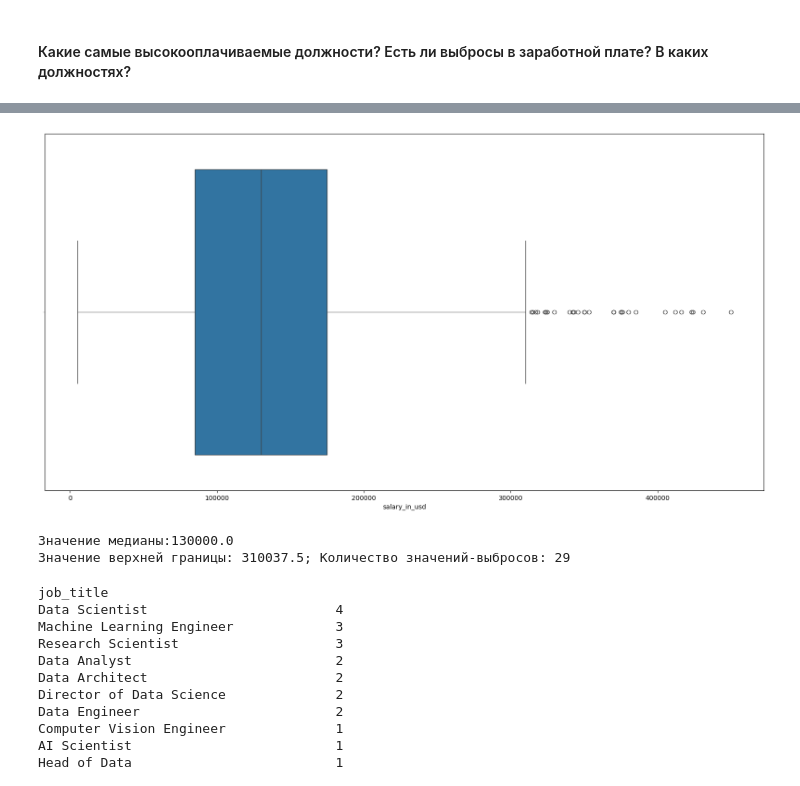
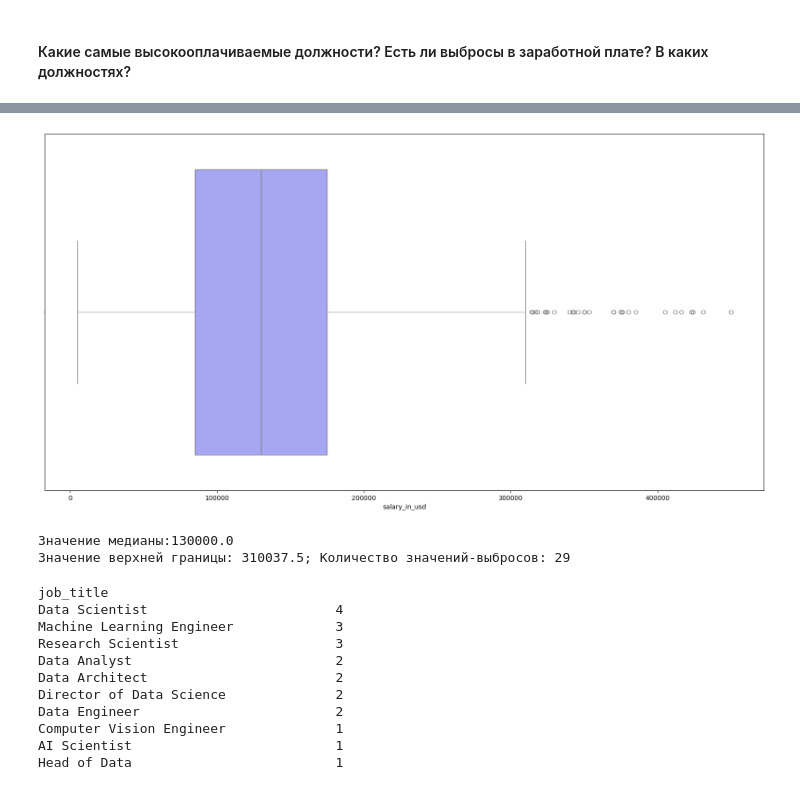
Before and after one commit to selvnv/subtasks, a Jupyter notebook: exploreDataScienceSalaries/exploreDataset.ipynb, the cells around one changed output, grey strips where cells are left out. Saved outputs shown, nothing was run; the diff lists cells and outputs as text; code cells hidden in the pictures.

```diff
--- a/exploreDataScienceSalaries/exploreDataset.ipynb
+++ b/exploreDataScienceSalaries/exploreDataset.ipynb
@@ -138,26 +166,32 @@ plt.show()
 # %%
-# Для проверки наличия выбросов в заработной плате строится график "ящик с усами"
 plt.figure(figsize=(20,10))
-box_plot = sns.boxplot(df['salary_in_usd'], orient='h')
+
+# Создание "ящиковой диаграммы"
+box_plot = sns.boxplot(df['salary_in_usd'], orient='h', color='#9999ff')
+
 plt.show()
 
 # Вывод значения медианы в консоль
 print('Значение медианы:' + str(df['salary_in_usd'].median()))
 
 # Вычисление первого квартиля
 q1 = df['salary_in_usd'].quantile(0.25)
 # Вычисление третьего квартиля
 q3 = df['salary_in_usd'].quantile(0.75)
 # Вычисление межквартильного размаха
 iqr = q3 - q1
 # Вычисление верхней границы
 upper_bound = q3 + 1.5 * iqr
 
+# Фильтрация строк, содержащих данне о заработной плате, превышающей значение верхней границы. Т.е. являющейся статистическим выбросом
 outrange_data = df[(df['salary_in_usd'] >= upper_bound)]
+
+# Подсчет количества записей с ЗП за пределами верхней границы
 outrange_values = len(outrange_data.axes[0])
+
 print(f'Значение верхней границы: {upper_bound}; Количество значений-выбросов: {outrange_values}')
 # %% [output]
-[figure, old version]
+[figure, new version]
 Значение медианы:130000.0
 Значение верхней границы: 310037.5; Количество значений-выбросов: 29
 # %%
```
Also changed, not shown: parts of 30 cells of this notebook.
